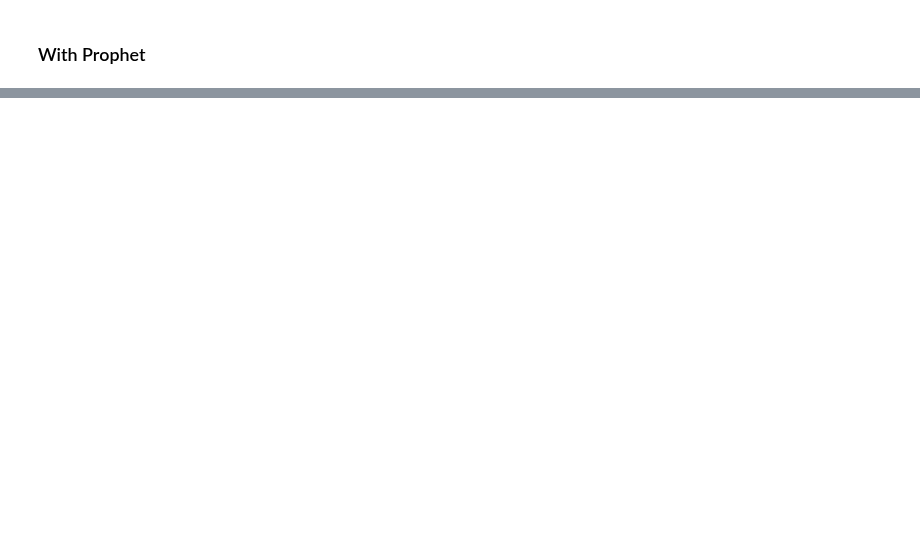
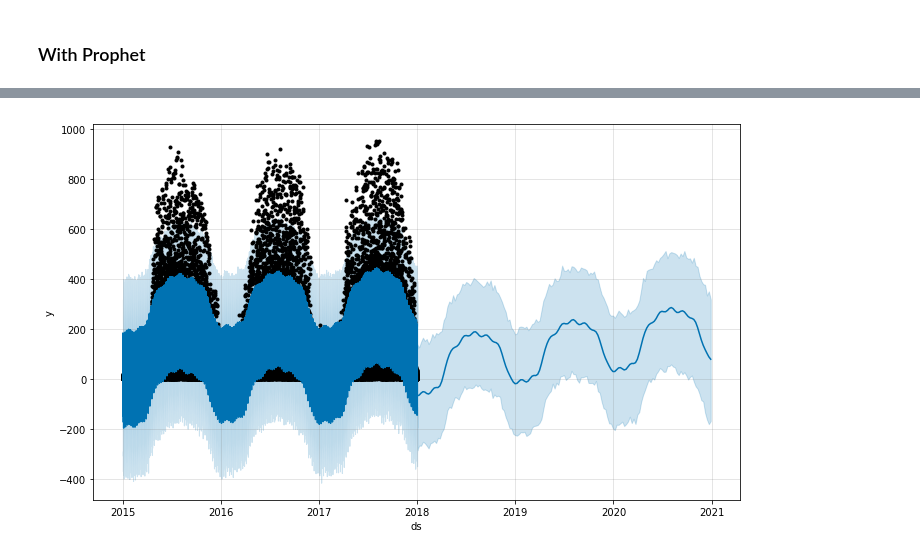
Before and after one commit to cneiderer/Class_Projects, a Jupyter notebook: Project5/ExogSystemLevelModels.ipynb, the cells around one changed output, grey strips where cells are left out. Saved outputs shown, nothing was run; the diff lists cells and outputs as text; code cells hidden in the pictures; blank space fills up the shorter version.

```diff
--- a/Project5/ExogSystemLevelModels.ipynb
+++ b/Project5/ExogSystemLevelModels.ipynb
@@ -476,0 +40,4 @@ m.plot_components(forecast);
+# %%
+df = df.reset_index()
+df = df.rename(columns={'Time': 'ds', 'Count': 'y'})
+df.head()
@@ -476,0 +53,10 @@ m.plot_components(forecast);
+# %%
+m = Prophet(interval_width=0.95)
+# m.add_regressor('TempC')
+m.fit(df);
+# %%
+# future = m.make_future_dataframe(periods=52*3, freq='w')
+future = m.make_future_dataframe(periods=52*3, freq='w')
+# future_temp = np.random.uniform(df.TempC.min(), df.TempC.max(), size=future.shape)
+# future['TempC'] = future_temp
+future.tail()
@@ -476,0 +70,3 @@ m.plot_components(forecast);
+# %%
+forecast = m.predict(future)
+forecast[['ds', 'yhat', 'yhat_lower', 'yhat_upper']].tail()
@@ -476,0 +80,4 @@ m.plot_components(forecast);
+# %%
+m.plot(forecast);
+# %% [output]
+[figure, added]
```
Also changed, not shown: parts of 64 cells of this notebook, 10 other files.
